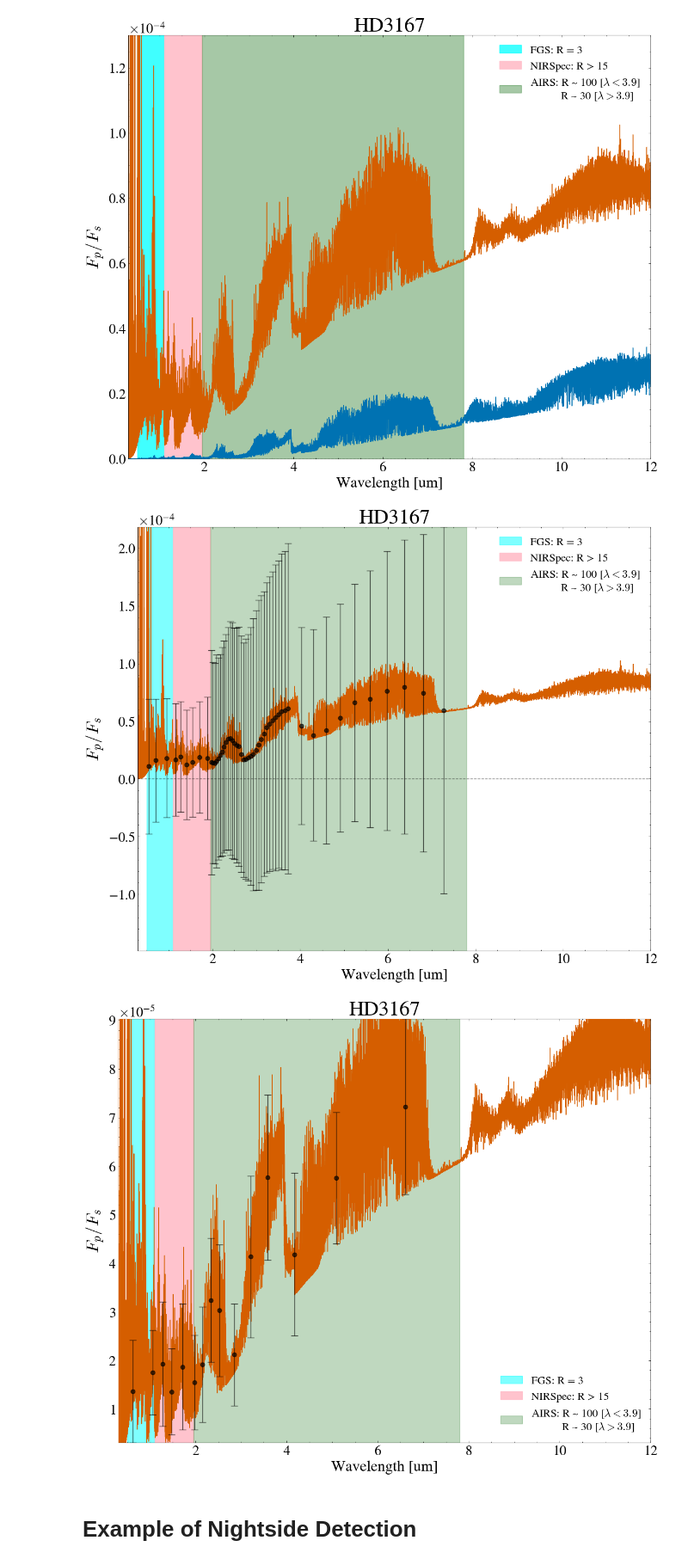
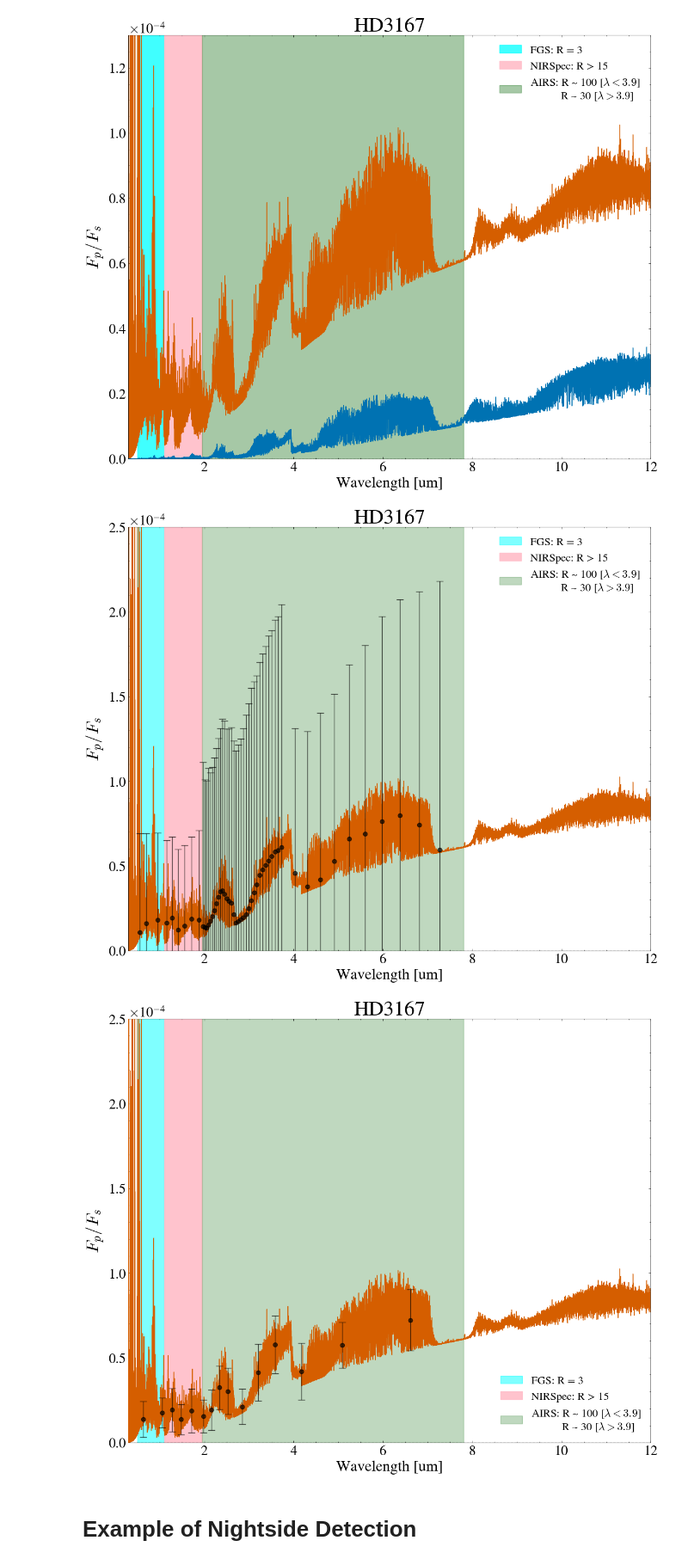
Before and after one commit to lorlo9999/MasterThesis, a Jupyter notebook: thesis-plots.ipynb, the cells around one changed output. Shown at 86% size. Drawn from its saved outputs; the diff is of its cells as text; code cells hidden in the pictures.

Commit message:
Plot fixing and small changes

```diff
--- a/thesis-plots.ipynb
+++ b/thesis-plots.ipynb
@@ -566,3 +567,9 @@ for name in planet_names:
 #save final_vmr_data to a new pickle
 with open('final_vmr_data.pkl', 'wb') as f:
     pickle.dump(final_vmr_data, f)
+# %%
+# list cases in final_vmr_data[planet_names]
+for planet in planet_names:
+    print(f"{planet}:")
+    for case in final_vmr_data[planet]:
+        print(f"  {case}")
@@ -568,0 +594,7 @@ with open('final_vmr_data.pkl', 'wb') as f:
+# %%
+case1 = final_vmr_data["TOI500"]["case_000046"]
+#sort the gases by their vmr in descending order
+sorted_gases = sorted(case1.items(), key=lambda x: x[1], reverse=True)
+#print the sorted gases and their vmrs
+for gas, vmr in sorted_gases:
+    print(f"{gas}: {vmr:.2e}")
@@ -1127,7 +1193,7 @@ for folder in os.listdir(f"PLANETS/{name}/"):
     plt.ylabel(r"$F_p/F_s$",fontsize=25)
     #plt.xscale("log")
     plt.xlim(0.3, 12)
-    #plt.ylim(0,0.00013)
+    plt.ylim(0,0.00025)
     plt.title(f"{name}",fontsize=30) #- {N} eclipses - Integration time: {time:.2f} hours")
     plt.tight_layout()
     plt.hlines(y=0, xmin = -1, xmax = 12, color='black', linestyle='--', alpha=0.5)
@@ -1141,7 +1207,7 @@ for folder in os.listdir(f"PLANETS/{name}/"):
     close()
     break
 # %% [output]
-[figure, old version]
+[figure, new version]
 # %%
 # ── Same emission spectrum with optimised binning applied ─────────────────────
 import ast as _ast
@@ -1206,34 +1272,35 @@ _em_err_f = np.array([p[2] for p in _em_final])
 
 # --- Plot ---
 plt.figure(figsize=(12, 10))
 plt.plot(wlgrid, fpfs, color='#D55E00', zorder=5)
 plt.ticklabel_format(axis='y', style='sci', scilimits=(0, 0))
 
 plt.axvspan(0.5,  1.1,  color='cyan',      alpha=0.5, zorder=0, label='FGS: R = 3')
 plt.axvspan(1.1,  1.95, color='pink',      alpha=0.95, zorder=0, label='NIRSpec: R > 15')
 plt.axvspan(1.95, 7.8,  color='darkgreen', alpha=0.25, zorder=0,
             label=r'AIRS: R ~ 100 [$\lambda<3.9$]' + '\n' + r'           R ~ 30 [$\lambda>3.9$]')
 
 plt.errorbar(_em_wl_f, _em_val_f, yerr=_em_err_f,
              capsize=5, fmt='o', color='black', alpha=0.67, zorder=6)
 
 _y_all = np.concatenate([_em_val_f + _em_err_f, _em_val_f - _em_err_f])
 _pad   = 0.0001 * (_y_all.max() - _y_all.min())
 plt.ylim(_y_all.min() - _pad, _y_all.max() + _pad)
 
 plt.ticklabel_format(axis='y', style='sci', scilimits=(0, 0))
 plt.xlabel('Wavelength [um]')
 plt.ylabel(r'$F_p/F_s$', fontsize=25)
 plt.xlim(0.3, 12)
+plt.ylim(0,0.00025)
 plt.hlines(y=0, xmin=-1, xmax=12, color='black', linestyle='--', alpha=0.5)
 plt.title(f'{name}', fontsize=30)
 plt.legend(loc='lower right')
 plt.grid(False)
 plt.tight_layout()
 savefig(f'thesis-plots/{name}_emission_comparison_optimised_binning.pdf', format='pdf')
 plt.show()
 # %% [output]
-[figure, old version]
+[figure, new version]
 # %% [markdown]
 # Example of Nightside Detection
 # %%
```
Also changed, not shown: parts of 7 cells of this notebook, 15 other files.
